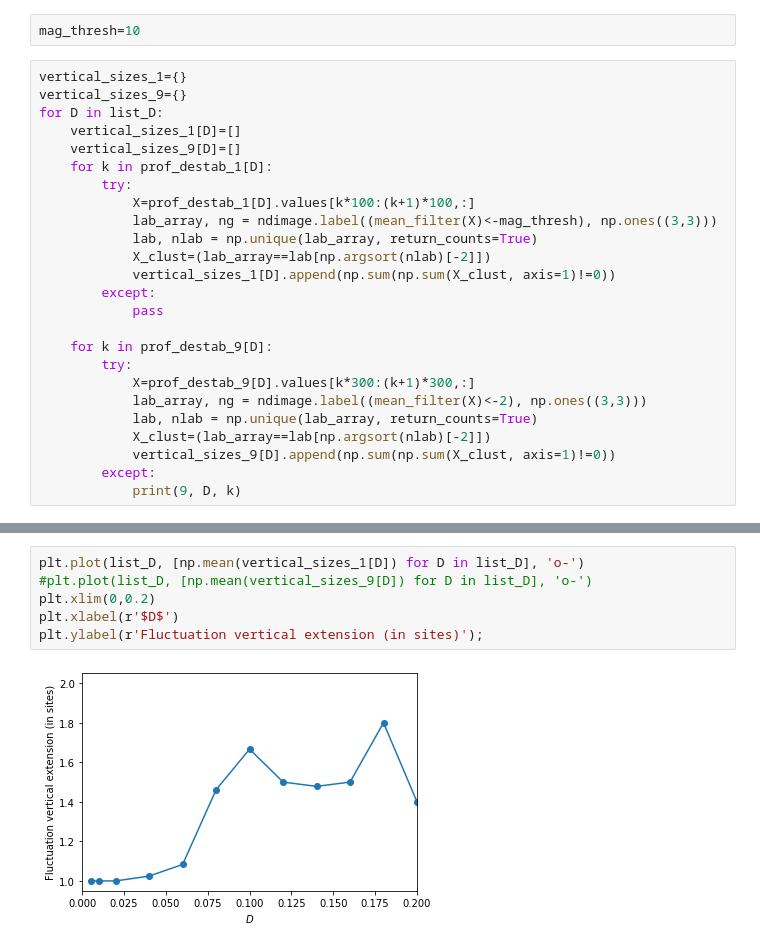
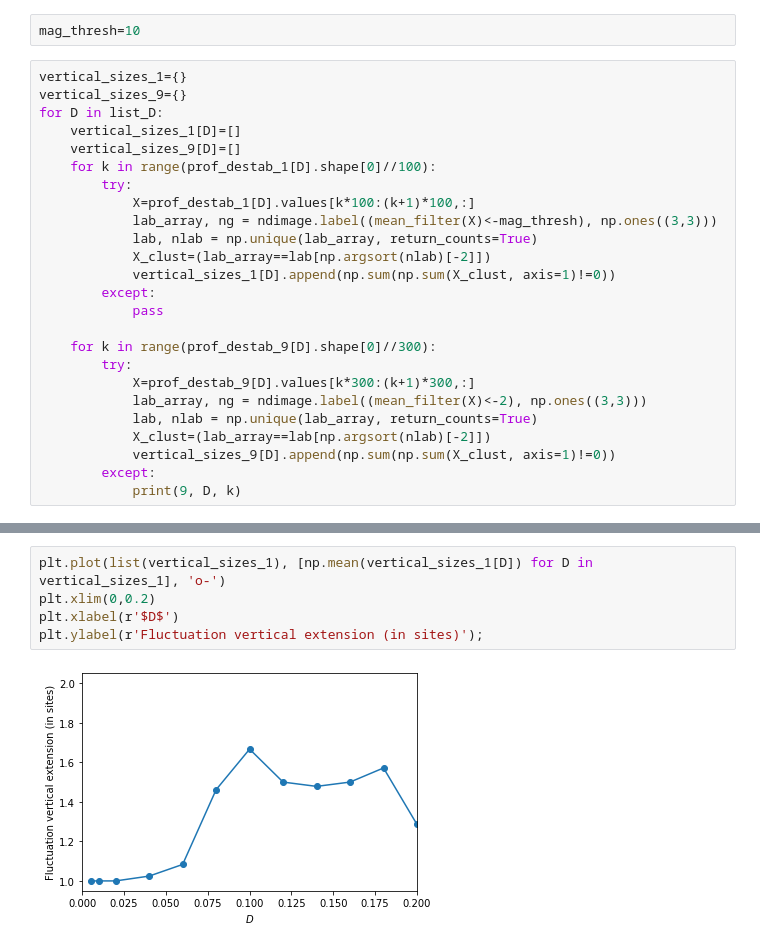
Before and after one commit to BrieucB/AI2d, a Jupyter notebook: AI2D_on_lattice/critical_D/9nei/destab_times_2D.ipynb, the cells around one changed output, grey strips where cells are left out. Cells and saved outputs as stored; diff of their text form.

```diff
--- a/AI2D_on_lattice/critical_D/9nei/destab_times_2D.ipynb
+++ b/AI2D_on_lattice/critical_D/9nei/destab_times_2D.ipynb
@@ -226,7 +273,7 @@ vertical_sizes_9={}
 for D in list_D:
     vertical_sizes_1[D]=[]
     vertical_sizes_9[D]=[]
-    for k in prof_destab_1[D]:
+    for k in range(prof_destab_1[D].shape[0]//100):
         try:
             X=prof_destab_1[D].values[k*100:(k+1)*100,:]
             lab_array, ng = ndimage.label((mean_filter(X)<-mag_thresh), np.ones((3,3)))
@@ -236,7 +283,7 @@ for D in list_D:
         except:
             pass
 
-    for k in prof_destab_9[D]:
+    for k in range(prof_destab_9[D].shape[0]//300):
         try:
             X=prof_destab_9[D].values[k*300:(k+1)*300,:]
             lab_array, ng = ndimage.label((mean_filter(X)<-2), np.ones((3,3)))
@@ -266,8 +302,7 @@ for D in list_D:
 # %%
-plt.plot(list_D, [np.mean(vertical_sizes_1[D]) for D in list_D], 'o-')
-#plt.plot(list_D, [np.mean(vertical_sizes_9[D]) for D in list_D], 'o-')
+plt.plot(list(vertical_sizes_1), [np.mean(vertical_sizes_1[D]) for D in vertical_sizes_1], 'o-')
 plt.xlim(0,0.2)
 plt.xlabel(r'$D$')
 plt.ylabel(r'Fluctuation vertical extension (in sites)');
 # %% [output]
-[figure, old version]
+[figure, new version]
```
Also changed, not shown: parts of 15 cells of this notebook, 26 other files.
